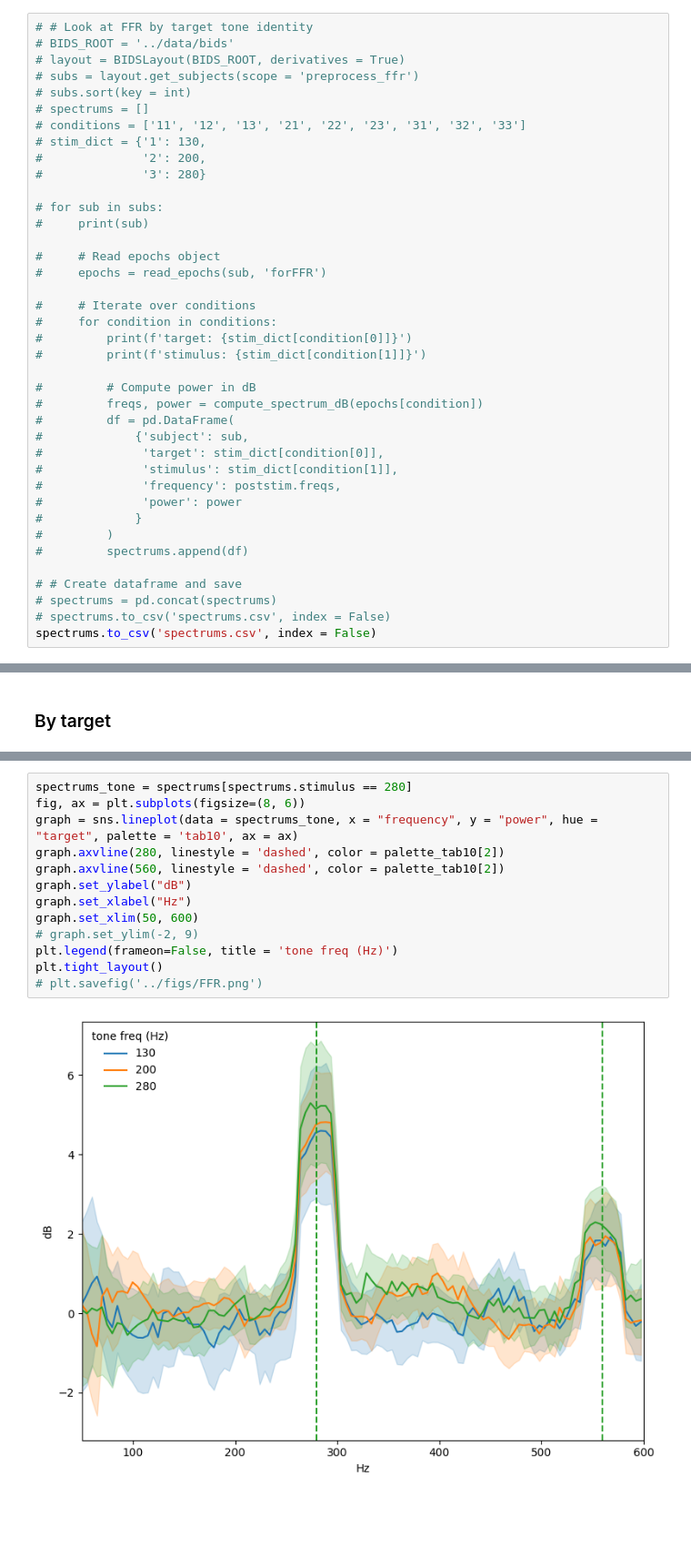
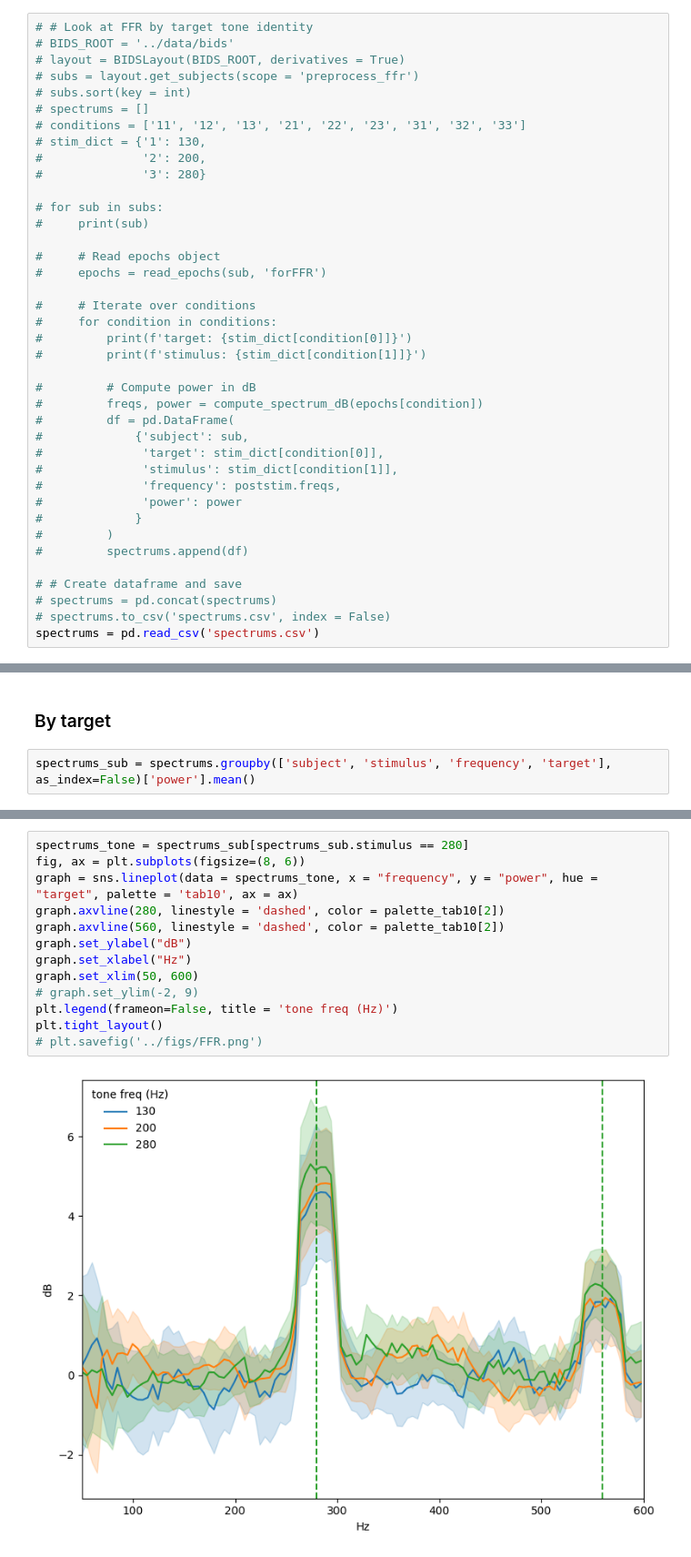
Before and after one commit to letitiayhho/tone-target-monitoring, a Jupyter notebook: analysis/ffr.ipynb, the cells around one changed output, grey strips where cells are left out. Shown at 91% size. Drawn from its saved outputs; the diff is of its cells as text; blank space fills up the shorter version.

```diff
--- a/analysis/ffr.ipynb
+++ b/analysis/ffr.ipynb
@@ -81,7 +84,7 @@ def compute_spectrum_dB(epo):
 # # Create dataframe and save
 # spectrums = pd.concat(spectrums)
 # spectrums.to_csv('spectrums.csv', index = False)
-spectrums.to_csv('spectrums.csv', index = False)
+spectrums = pd.read_csv('spectrums.csv')
 # %%
 palette_tab10 = sns.color_palette("tab10", 10)
 # %%
@@ -103,3 +106,5 @@ plt.tight_layout()
 # %% [markdown]
 ### By target
+# %%
+spectrums_sub = spectrums.groupby(['subject', 'stimulus', 'frequency', 'target'], as_index=False)['power'].mean()
 # %%
@@ -135,15 +140,15 @@ plt.tight_layout()
 # %%
-spectrums_tone = spectrums[spectrums.stimulus == 280]
+spectrums_tone = spectrums_sub[spectrums_sub.stimulus == 280]
 fig, ax = plt.subplots(figsize=(8, 6))
 graph = sns.lineplot(data = spectrums_tone, x = "frequency", y = "power", hue = "target", palette = 'tab10', ax = ax)
 graph.axvline(280, linestyle = 'dashed', color = palette_tab10[2])
 graph.axvline(560, linestyle = 'dashed', color = palette_tab10[2])
 graph.set_ylabel("dB")
 graph.set_xlabel("Hz")
 graph.set_xlim(50, 600)
 # graph.set_ylim(-2, 9)
 plt.legend(frameon=False, title = 'tone freq (Hz)')
 plt.tight_layout()
 # plt.savefig('../figs/FFR.png')
 # %% [output]
-[figure, old version]
+[figure, new version]
```
Also changed, not shown: parts of 13 cells of this notebook.
